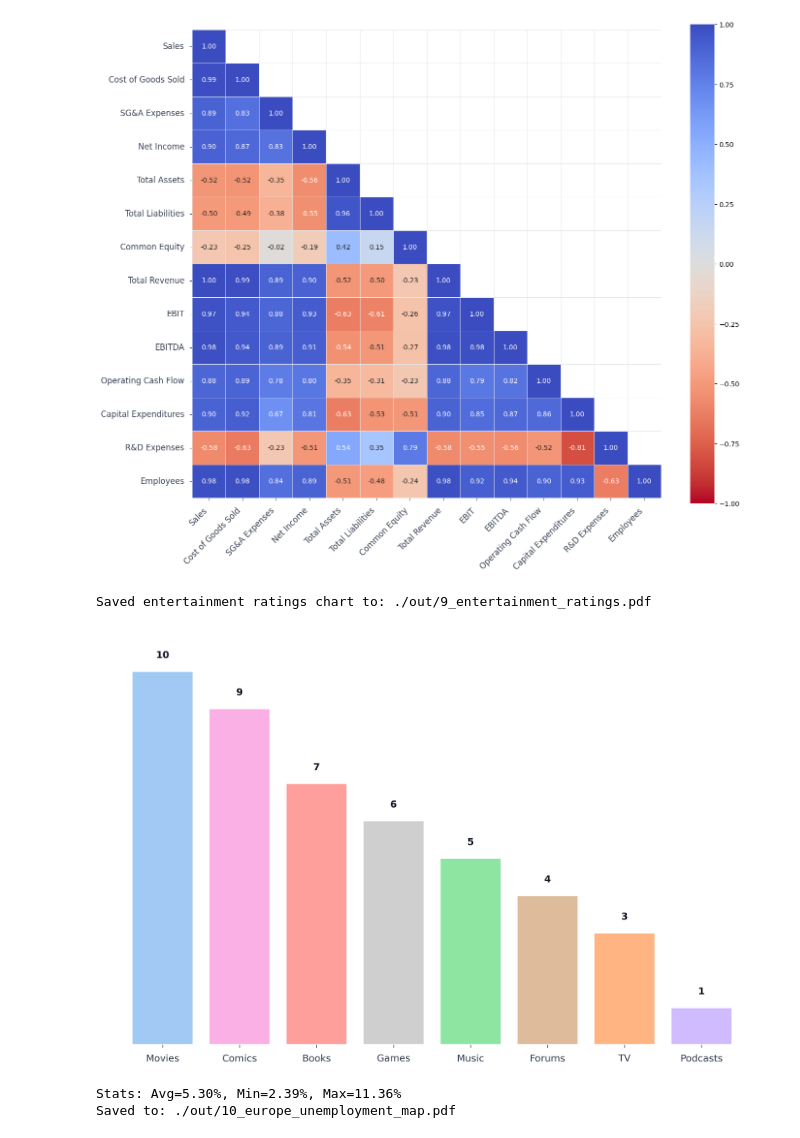
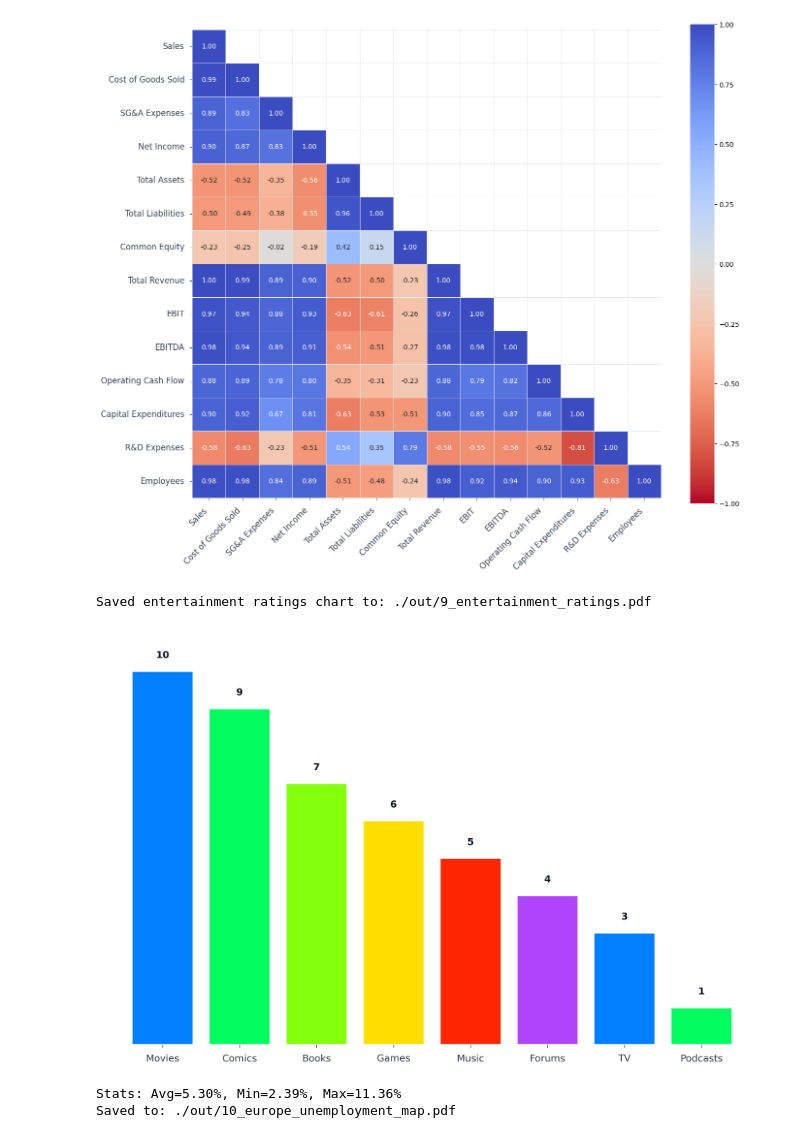
Before and after one commit to NehuaV/data_vis_proj, a Jupyter notebook: main.ipynb, the cells around one changed output. Drawn from its saved outputs; the diff is of its cells as text; code cells hidden in the pictures.

```diff
--- a/main.ipynb
+++ b/main.ipynb
@@ -1014,23 +1014,20 @@ fig.set_dpi(300)  # High DPI for crisp output
 fig.patch.set_facecolor(PLOT_COLORS['background'])
 ax.set_facecolor(PLOT_COLORS['background'])
 
-# Use built-in seaborn color palette (pastel for light colors)
-color_palette = sns.color_palette('pastel', n_colors=len(ratings))
+# Use built-in seaborn color palette (gist_ncar for vibrant colors)
+color_palette = sns.color_palette('gist_ncar')
 
 # Sort by rating value for better visual hierarchy
 sorted_items = sorted(ratings.items(), key=lambda x: x[1], reverse=True)
 sorted_categories = [item[0] for item in sorted_items]
 sorted_values = [item[1] for item in sorted_items]
 
-# Map original colors to sorted order
-color_map = dict(zip(ratings.keys(), color_palette))
-sorted_colors = [color_map[cat] for cat in sorted_categories]
 
 # Create bar plot with consistent styling
 bars = ax.bar(
     range(len(sorted_categories)),
     sorted_values,
-    color=sorted_colors,
+    color=color_palette,
     edgecolor=PLOT_COLORS['bar_edge'],
     linewidth=PLOT_LINES['bar_edgewidth']
 )
@@ -1055,34 +1052,34 @@ apply_consistent_style(
 )
 
 # Set custom x-tick labels and positions
 ax.set_xticks(range(len(sorted_categories)))
 ax.set_xticklabels(
     sorted_categories,
     rotation=0,
     ha='center',
     color=PLOT_COLORS['text_secondary'],
     fontsize=PLOT_FONTS['size_tick']
 )
 
 # Set y-axis range - remove ticks and labels
 ax.set_ylim(0, 11)
 ax.set_yticks([])
 ax.set_yticklabels([])
 
 plt.tight_layout(pad=PLOT_LAYOUT['pad'])
 
 # Save to PDF with high DPI
 os.makedirs('./out', exist_ok=True)
 pdf_path = './out/9_entertainment_ratings.pdf'
 with PdfPages(pdf_path) as pdf:
     pdf.savefig(fig, bbox_inches='tight', dpi=300)
 
 print(f"Saved entertainment ratings chart to: {pdf_path}")
 
 plt.show()
 # %% [output]
 Saved entertainment ratings chart to: ./out/9_entertainment_ratings.pdf
-[figure, old version]
+[figure, new version]
 # %%
 import pandas as pd
 import geopandas as gpd
```
Also changed, not shown: 1 other file.
